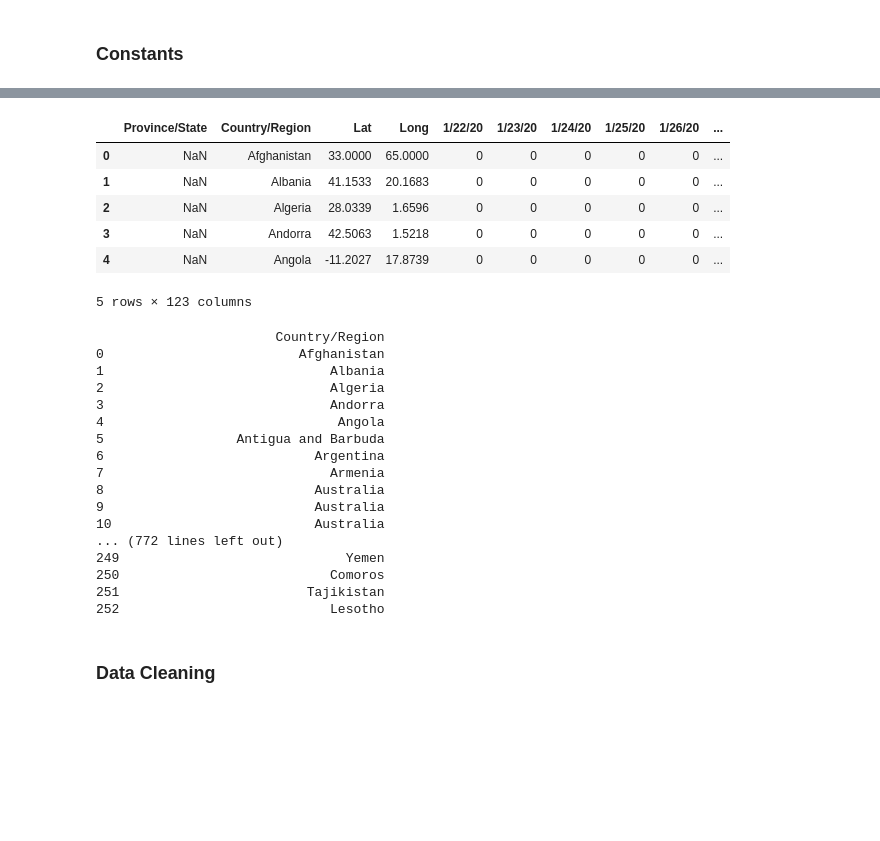
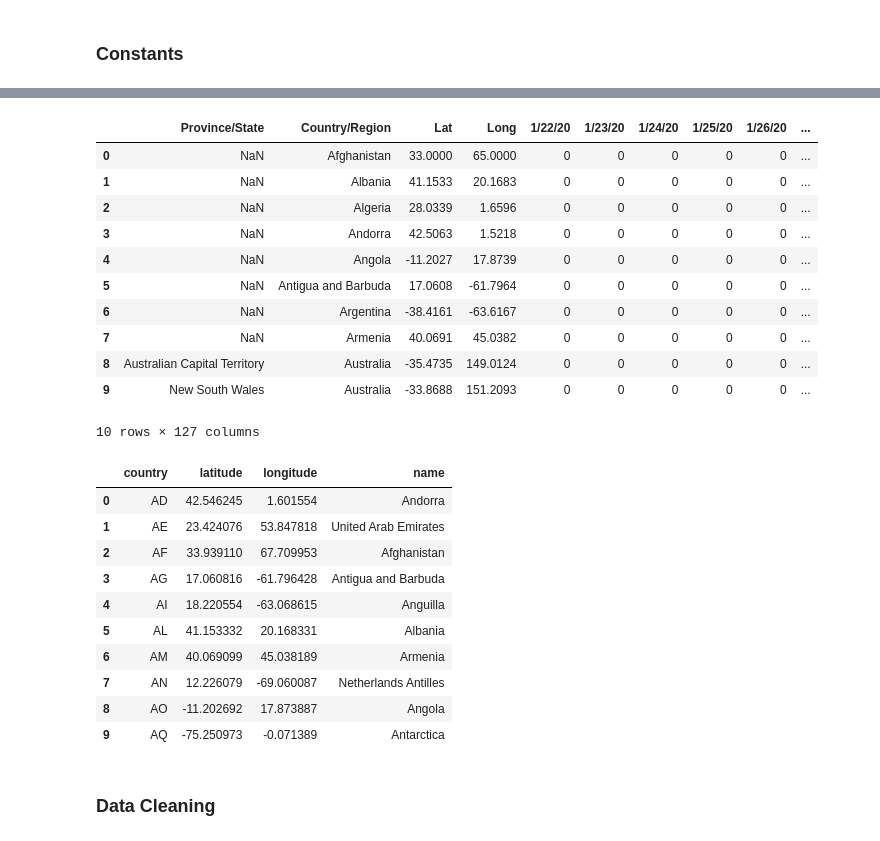
Before and after one commit to rechavar/pyCovid_TechLabsProj, a Jupyter notebook: TechLabs__finalProject.ipynb, the cells around one changed output, grey strips where cells are left out. Cells and saved outputs as stored; diff of their text form; code cells hidden in the pictures; blank space fills up the shorter version.

```diff
--- a/TechLabs__finalProject.ipynb
+++ b/TechLabs__finalProject.ipynb
@@ -79,41 +56,15 @@ df_death.head()
 # %%
-df_recovered.head()
+df_recovered.head(10)
 # %% [output]
 |  | Province/State | Country/Region | Lat | Long | 1/22/20 | 1/23/20 | 1/24/20 | 1/25/20 | 1/26/20 | ... |
 | 0 | NaN | Afghanistan | 33.0000 | 65.0000 | 0 | 0 | 0 | 0 | 0 | ... |
 | 1 | NaN | Albania | 41.1533 | 20.1683 | 0 | 0 | 0 | 0 | 0 | ... |
 | 2 | NaN | Algeria | 28.0339 | 1.6596 | 0 | 0 | 0 | 0 | 0 | ... |
 | 3 | NaN | Andorra | 42.5063 | 1.5218 | 0 | 0 | 0 | 0 | 0 | ... |
 | 4 | NaN | Angola | -11.2027 | 17.8739 | 0 | 0 | 0 | 0 | 0 | ... |
+| 5 | NaN | Antigua and Barbuda | 17.0608 | -61.7964 | 0 | 0 | 0 | 0 | 0 | ... |
+| 6 | NaN | Argentina | -38.4161 | -63.6167 | 0 | 0 | 0 | 0 | 0 | ... |
+| 7 | NaN | Armenia | 40.0691 | 45.0382 | 0 | 0 | 0 | 0 | 0 | ... |
+| 8 | Australian Capital Territory | Australia | -35.4735 | 149.0124 | 0 | 0 | 0 | 0 | 0 | ... |
+| 9 | New South Wales | Australia | -33.8688 | 151.2093 | 0 | 0 | 0 | 0 | 0 | ... |
-5 rows × 123 columns
+10 rows × 127 columns
-# %%
-pd.set_option('display.max_rows', 300)
-
-print(df_confirmed.iloc[:,1:2])
-print(df_death.iloc[:,1:2])
-print(df_recovered.iloc[:,1:2])
-
-#Taiwan is written with an asterisk (*) at the end, we have to change this:
-#We also want to have "USA" instead of "US":
-#Congo (Brazzaville) and Congo (Kinshasa) are capitals of different countries!
-#Brazzaville -> Republic of the Congo || Kinshasa -> Democratic Republic of the Congo
-
-#We will change this in the data cleaning part
-# %% [output]
-                       Country/Region
-0                         Afghanistan
-1                             Albania
-2                             Algeria
-3                             Andorra
-4                              Angola
-5                 Antigua and Barbuda
-6                           Argentina
-7                             Armenia
-8                           Australia
-9                           Australia
-10                          Australia
-... (772 lines left out)
-249                             Yemen
-250                           Comoros
-251                        Tajikistan
-252                           Lesotho
@@ -122,0 +71,14 @@ pd.set_option('display.max_rows', 10)
+# %%
+df_countries.head(10)
+# %% [output]
+|  | country | latitude | longitude | name |
+| 0 | AD | 42.546245 | 1.601554 | Andorra |
+| 1 | AE | 23.424076 | 53.847818 | United Arab Emirates |
+| 2 | AF | 33.939110 | 67.709953 | Afghanistan |
+| 3 | AG | 17.060816 | -61.796428 | Antigua and Barbuda |
+| 4 | AI | 18.220554 | -63.068615 | Anguilla |
+| 5 | AL | 41.153332 | 20.168331 | Albania |
+| 6 | AM | 40.069099 | 45.038189 | Armenia |
+| 7 | AN | 12.226079 | -69.060087 | Netherlands Antilles |
+| 8 | AO | -11.202692 | 17.873887 | Angola |
+| 9 | AQ | -75.250973 | -0.071389 | Antarctica |
```
Also changed, not shown: parts of 39 cells of this notebook.
